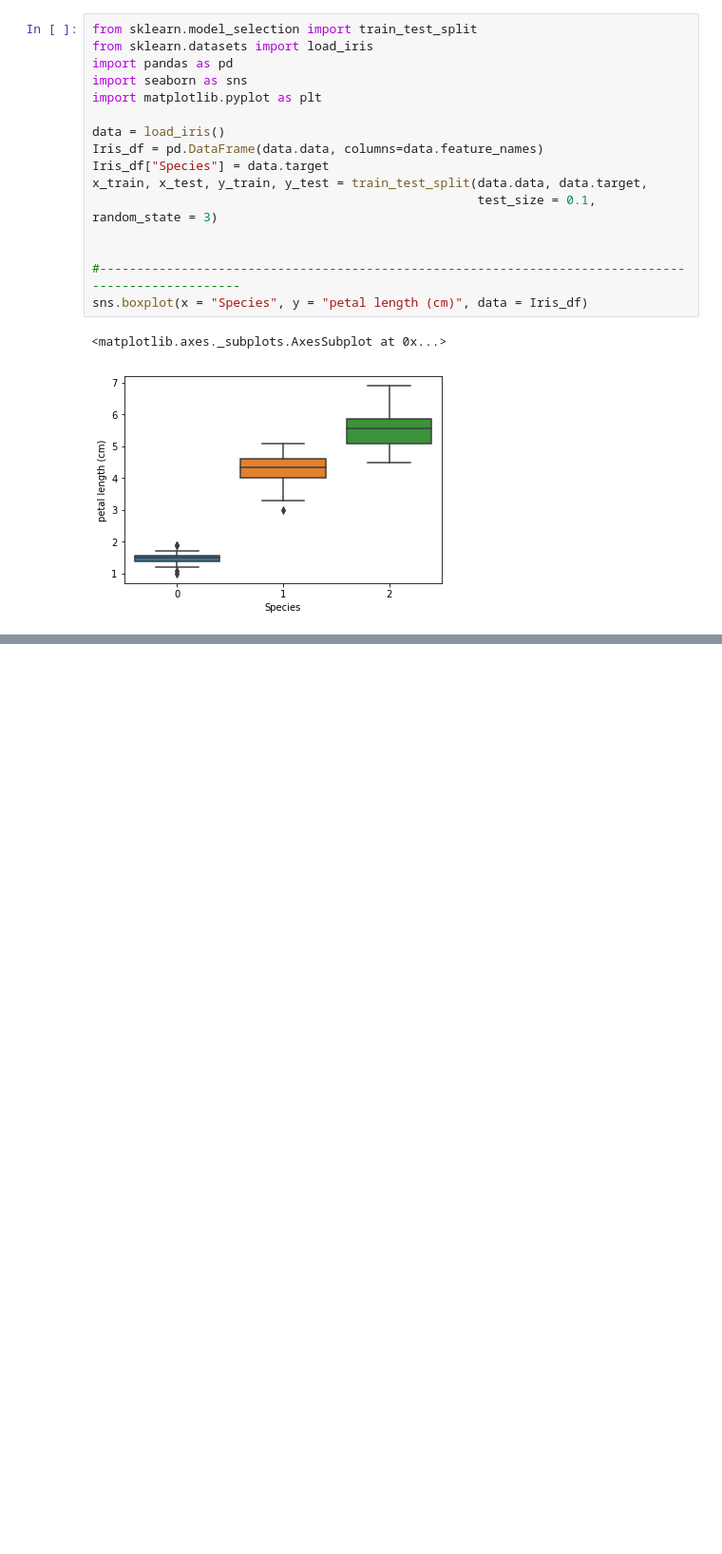
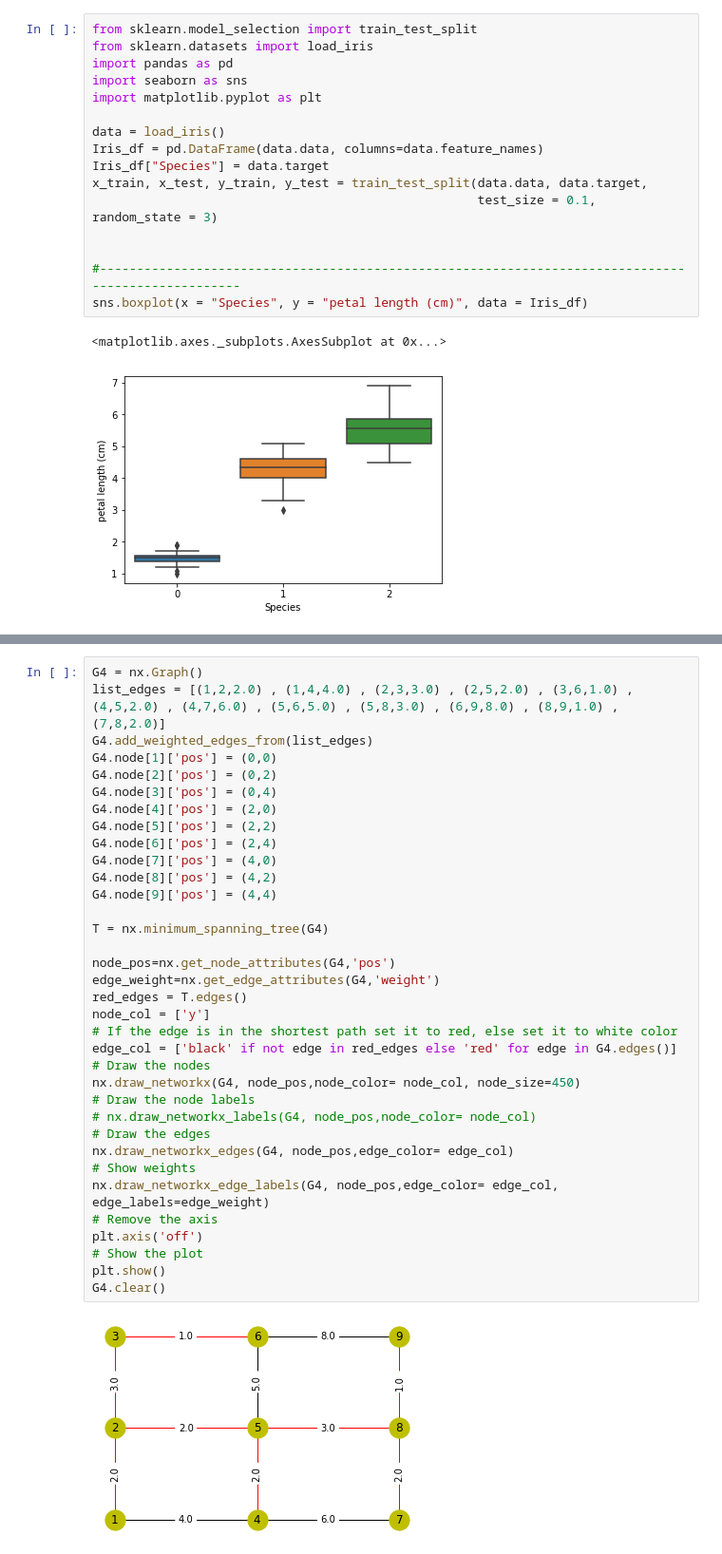
Before and after one commit to y2236li/Personal-Library, a Jupyter notebook: Drawing Library Python.ipynb, the cells around one changed output, grey strips where cells are left out. Shown: that part at 95% size. Cells and saved outputs as stored; diff of their text form; blank space fills up the shorter version.

Commit message:
Add Network

```diff
--- a/Drawing Library Python.ipynb
+++ b/Drawing Library Python.ipynb
@@ -146,0 +155,37 @@ sns.boxplot(x = "Species", y = "petal length (cm)", data = Iris_df)
+# %%
+G4 = nx.Graph()
+list_edges = [(1,2,2.0) , (1,4,4.0) , (2,3,3.0) , (2,5,2.0) , (3,6,1.0) , (4,5,2.0) , (4,7,6.0) , (5,6,5.0) , (5,8,3.0) , (6,9,8.0) , (8,9,1.0) , (7,8,2.0)]
+G4.add_weighted_edges_from(list_edges)
+G4.node[1]['pos'] = (0,0)
+G4.node[2]['pos'] = (0,2)
+G4.node[3]['pos'] = (0,4)
+G4.node[4]['pos'] = (2,0)
+G4.node[5]['pos'] = (2,2)
+G4.node[6]['pos'] = (2,4)
+G4.node[7]['pos'] = (4,0)
+G4.node[8]['pos'] = (4,2)
+G4.node[9]['pos'] = (4,4)
+
+T = nx.minimum_spanning_tree(G4)
+
+node_pos=nx.get_node_attributes(G4,'pos')
+edge_weight=nx.get_edge_attributes(G4,'weight')
+red_edges = T.edges()
+node_col = ['y']
+# If the edge is in the shortest path set it to red, else set it to white color
+edge_col = ['black' if not edge in red_edges else 'red' for edge in G4.edges()]
+# Draw the nodes
+nx.draw_networkx(G4, node_pos,node_color= node_col, node_size=450)
+# Draw the node labels
+# nx.draw_networkx_labels(G4, node_pos,node_color= node_col)
+# Draw the edges
+nx.draw_networkx_edges(G4, node_pos,edge_color= edge_col)
+# Show weights
+nx.draw_networkx_edge_labels(G4, node_pos,edge_color= edge_col, edge_labels=edge_weight)
+# Remove the axis
+plt.axis('off')
+# Show the plot
+plt.show()
+G4.clear()
+# %% [output]
+[figure, added]
```
Also changed, not shown: parts of 2 cells of this notebook.
